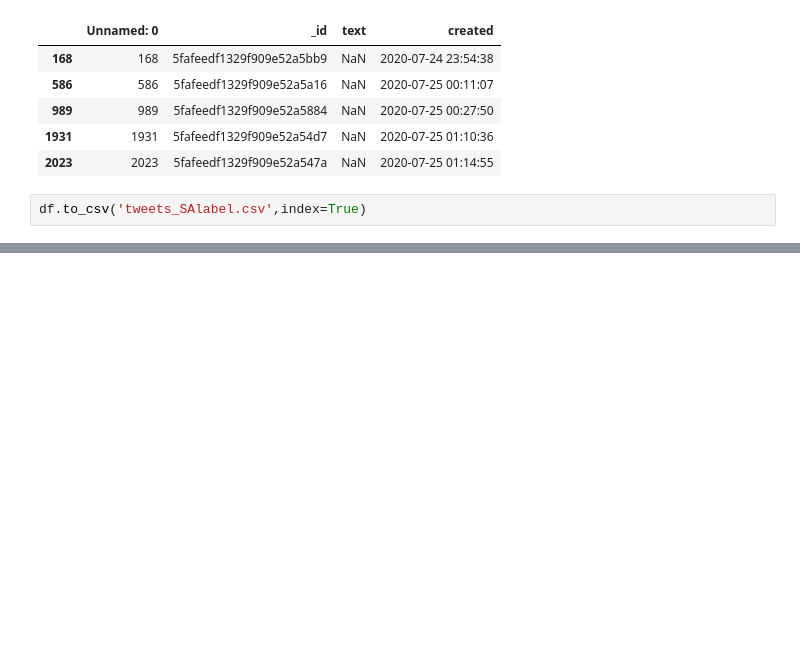
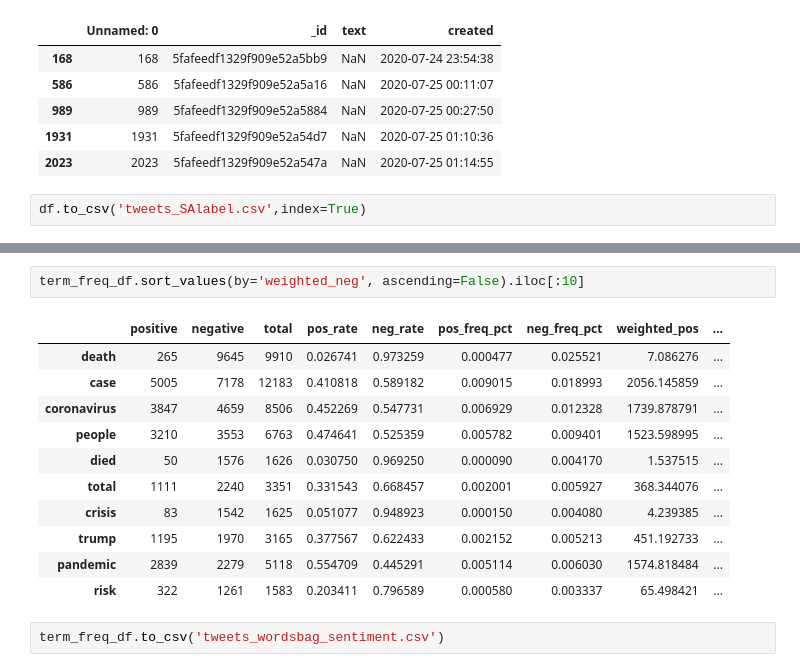
Before and after one commit to super3one/6000I-Sentiment-Analysis-on-Covid19-Tweets, a Jupyter notebook: nltk_Sentiment_Analysis.ipynb, the cells around one changed output, grey strips where cells are left out. Drawn from its saved outputs; the diff is of its cells as text; blank space fills up the shorter version.

```diff
--- a/nltk_Sentiment_Analysis.ipynb
+++ b/nltk_Sentiment_Analysis.ipynb
@@ -155,0 +301,16 @@ df.to_csv('tweets_SAlabel.csv',index=True)
+# %%
+term_freq_df.sort_values(by='weighted_neg', ascending=False).iloc[:10]
+# %% [output]
+|  | positive | negative | total | pos_rate | neg_rate | pos_freq_pct | neg_freq_pct | weighted_pos | ... |
+| death | 265 | 9645 | 9910 | 0.026741 | 0.973259 | 0.000477 | 0.025521 | 7.086276 | ... |
+| case | 5005 | 7178 | 12183 | 0.410818 | 0.589182 | 0.009015 | 0.018993 | 2056.145859 | ... |
+| coronavirus | 3847 | 4659 | 8506 | 0.452269 | 0.547731 | 0.006929 | 0.012328 | 1739.878791 | ... |
+| people | 3210 | 3553 | 6763 | 0.474641 | 0.525359 | 0.005782 | 0.009401 | 1523.598995 | ... |
+| died | 50 | 1576 | 1626 | 0.030750 | 0.969250 | 0.000090 | 0.004170 | 1.537515 | ... |
+| total | 1111 | 2240 | 3351 | 0.331543 | 0.668457 | 0.002001 | 0.005927 | 368.344076 | ... |
+| crisis | 83 | 1542 | 1625 | 0.051077 | 0.948923 | 0.000150 | 0.004080 | 4.239385 | ... |
+| trump | 1195 | 1970 | 3165 | 0.377567 | 0.622433 | 0.002152 | 0.005213 | 451.192733 | ... |
+| pandemic | 2839 | 2279 | 5118 | 0.554709 | 0.445291 | 0.005114 | 0.006030 | 1574.818484 | ... |
+| risk | 322 | 1261 | 1583 | 0.203411 | 0.796589 | 0.000580 | 0.003337 | 65.498421 | ... |
+# %%
+term_freq_df.to_csv('tweets_wordsbag_sentiment.csv')
```
Also changed, not shown: parts of 13 cells of this notebook.
